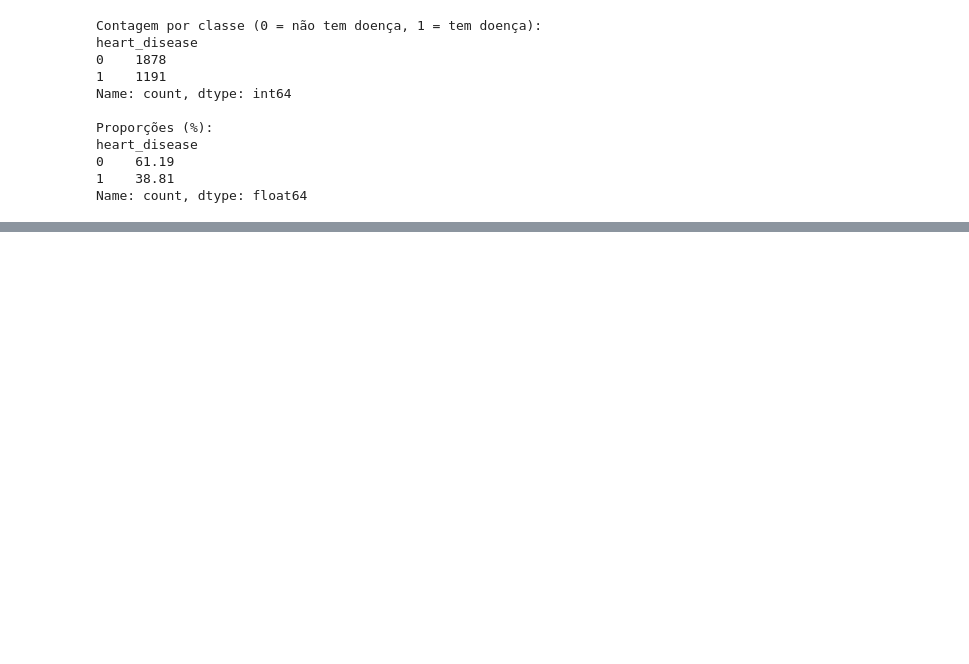
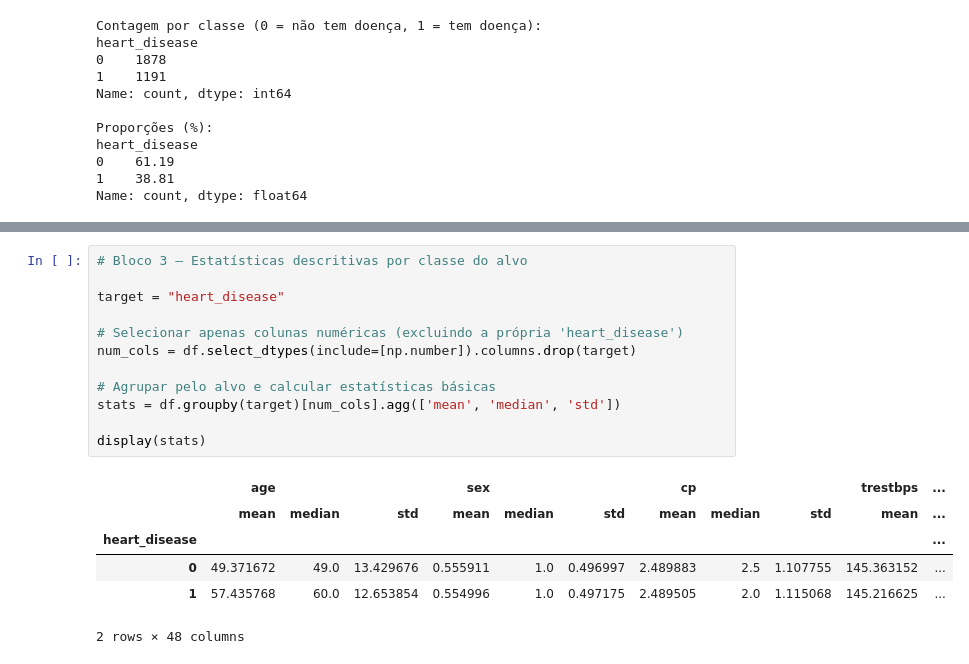
Before and after one commit to JL200/heart-disease-analysis-2025, a Jupyter notebook: 01-EDA_Baseline.ipynb, the cells around one changed output, grey strips where cells are left out. Cells and saved outputs as stored; diff of their text form; blank space fills up the shorter version.

```diff
--- a/01-EDA_Baseline.ipynb
+++ b/01-EDA_Baseline.ipynb
@@ -133,0 +141,19 @@ plt.show()
+# %%
+# Bloco 3 — Estatísticas descritivas por classe do alvo
+
+target = "heart_disease"
+
+# Selecionar apenas colunas numéricas (excluindo a própria 'heart_disease')
+num_cols = df.select_dtypes(include=[np.number]).columns.drop(target)
+
+# Agrupar pelo alvo e calcular estatísticas básicas
+stats = df.groupby(target)[num_cols].agg(['mean', 'median', 'std'])
+
+display(stats)
+# %% [output]
+|  | age |  |  | sex |  |  | cp |  |  | trestbps | ... |
+|  | mean | median | std | mean | median | std | mean | median | std | mean | ... |
+| heart_disease |  |  |  |  |  |  |  |  |  |  | ... |
+| 0 | 49.371672 | 49.0 | 13.429676 | 0.555911 | 1.0 | 0.496997 | 2.489883 | 2.5 | 1.107755 | 145.363152 | ... |
+| 1 | 57.435768 | 60.0 | 12.653854 | 0.554996 | 1.0 | 0.497175 | 2.489505 | 2.0 | 1.115068 | 145.216625 | ... |
+2 rows × 48 columns
```
Also changed, not shown: parts of 11 cells of this notebook.
